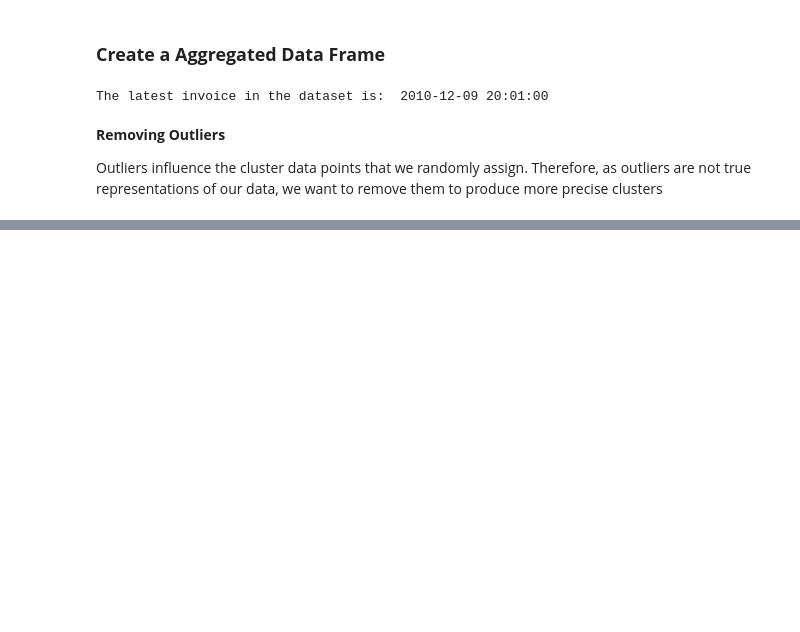
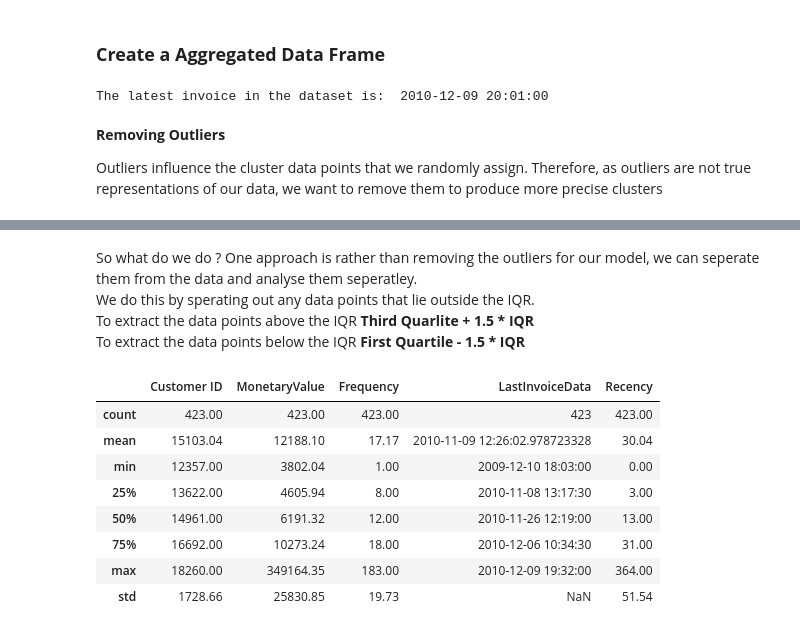
Before and after one commit to Hamza-Ahmed96/DataProjects, a Jupyter notebook: Sales_Analysis_Using_KMeans_Clustering/notebook.ipynb, the cells around one changed output, grey strips where cells are left out. Saved outputs shown, nothing was run; the diff lists cells and outputs as text; code cells hidden in the pictures; blank space fills up the shorter version.

```diff
--- a/Sales_Analysis_Using_KMeans_Clustering/notebook.ipynb
+++ b/Sales_Analysis_Using_KMeans_Clustering/notebook.ipynb
@@ -45,7 +45,7 @@ from sklearn.metrics import silhouette_score
 from sklearn.preprocessing import StandardScaler
 
 # Setting to make numbers easier to read on display
-pd.options.display.float_format = '{20.2f}'.format
+pd.options.display.float_format = '{:20.2f}'.format
 
 # Show all columns on output
 pd.set_option('display.max_columns', 999)
@@ -271,0 +309,28 @@ plt.show()
+# %% [markdown]
+So what do we do ? One approach is rather than removing the outliers for our model, we can seperate them from the data and analyse them seperatley.
+<br>
+We do this by sperating out any data points that lie outside the IQR.
+<br>
+To extract the data points above the IQR **Third Quarlite  + 1.5 * IQR**
+<br>
+To extract the data points below the IQR **First Quartile  - 1.5 * IQR**
+# %%
+# Extract data points outliers for Monetary Value
+
+M_IQ1 = aggregated_data["MonetaryValue"].quantile(0.25)
+M_IQ3 = aggregated_data['MonetaryValue'].quantile(0.75)
+M_IQR = M_IQ3 - M_IQ1
+
+monetary_outliers_data = aggregated_data[(aggregated_data['MonetaryValue'] > (M_IQ3 + 1.5 * M_IQR)) | (aggregated_data['MonetaryValue'] < (M_IQ1 - 1.5 * M_IQR))].copy()
+# %%
+monetary_outliers_data.describe()
+# %% [output]
+|  | Customer ID | MonetaryValue | Frequency | LastInvoiceData | Recency |
+| count | 423.00 | 423.00 | 423.00 | 423 | 423.00 |
+| mean | 15103.04 | 12188.10 | 17.17 | 2010-11-09 12:26:02.978723328 | 30.04 |
+| min | 12357.00 | 3802.04 | 1.00 | 2009-12-10 18:03:00 | 0.00 |
+| 25% | 13622.00 | 4605.94 | 8.00 | 2010-11-08 13:17:30 | 3.00 |
+| 50% | 14961.00 | 6191.32 | 12.00 | 2010-11-26 12:19:00 | 13.00 |
+| 75% | 16692.00 | 10273.24 | 18.00 | 2010-12-06 10:34:30 | 31.00 |
+| max | 18260.00 | 349164.35 | 183.00 | 2010-12-09 19:32:00 | 364.00 |
+| std | 1728.66 | 25830.85 | 19.73 | NaN | 51.54 |
```
Also changed, not shown: parts of 6 cells of this notebook.
